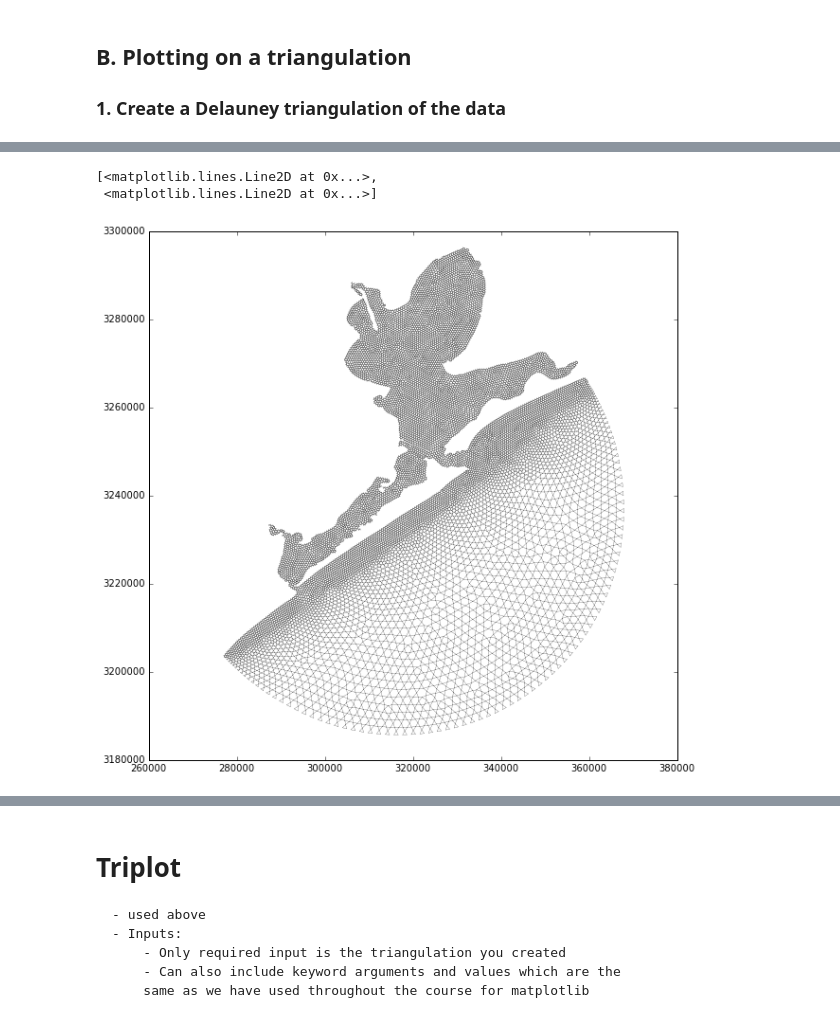
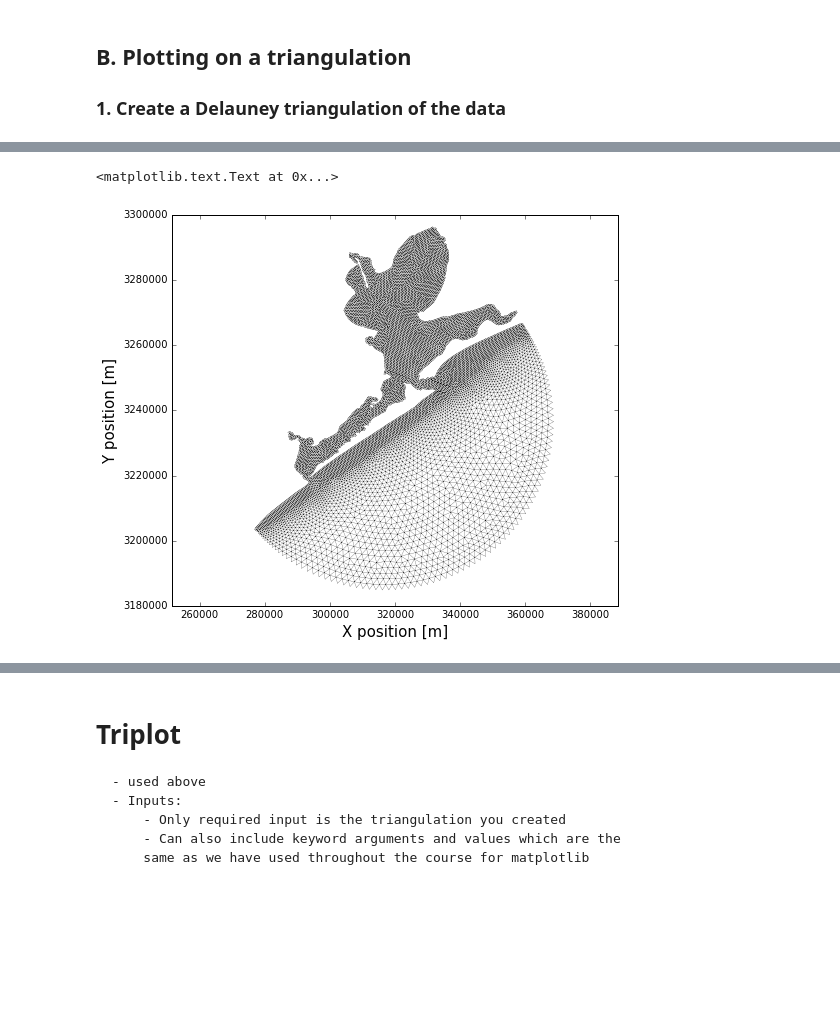
Before and after one commit to khutsch/python4geosciences-hw, a Jupyter notebook: Python_project_working.ipynb, the cells around one changed output, grey strips where cells are left out. Saved outputs shown, nothing was run; the diff lists cells and outputs as text; code cells hidden in the pictures; blank space fills up the shorter version.

```diff
--- a/Python_project_working.ipynb
+++ b/Python_project_working.ipynb
@@ -154,11 +161,13 @@ ax.triplot(tri_face,lw=.2,c='k')
 # %%
-tri_edge = matplotlib.tri.Triangulation(np.array(xe),np.array(ye),triangles=np.asarray(face))
+tri_node = matplotlib.tri.Triangulation(np.array(xp),np.array(yp),triangles=np.asarray(cells))
 
-fig = plt.figure(figsize=(10, 10))
+fig = plt.figure(figsize=(8, 7))
 ax = fig.add_subplot(111)
 
-ax.triplot(tri_edge,lw=.2,c='k')
+ax.triplot(tri_node,lw=.2,c='k')
+ax.axis('equal')
+ax.set_xlabel('X position [m]',fontsize=15)
+ax.set_ylabel('Y position [m]',fontsize=15)
 # %% [output]
-[<matplotlib.lines.Line2D at 0x...>,
- <matplotlib.lines.Line2D at 0x...>]
+<matplotlib.text.Text at 0x...>
-[figure, old version]
+[figure, new version]
```
Also changed, not shown: parts of 27 cells of this notebook.
